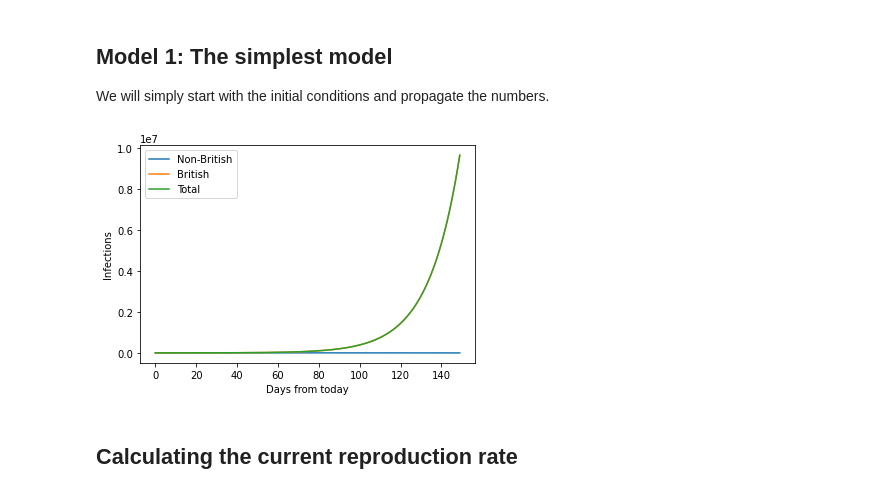
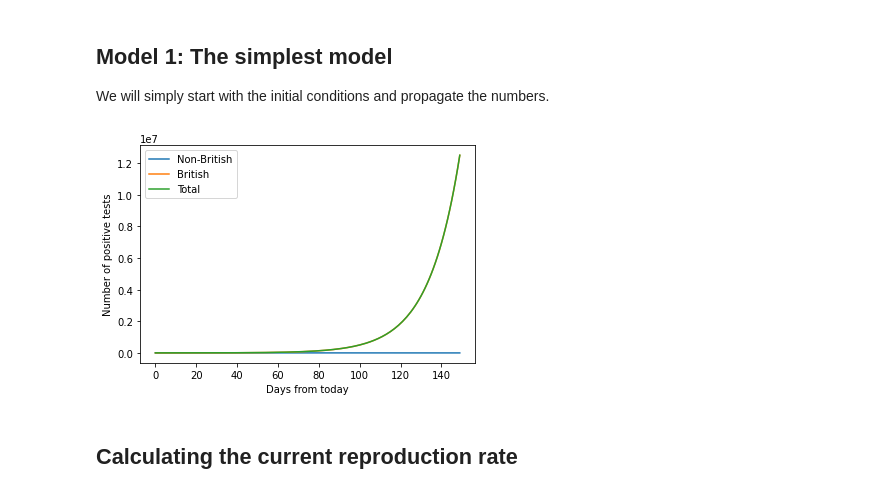
Before and after one commit to mcplooij/Covid-19, a Jupyter notebook: Covid-19 simulations.ipynb, the cells around one changed output. Cells and saved outputs as stored; diff of their text form; code cells hidden in the pictures.

```diff
--- a/Covid-19 simulations.ipynb
+++ b/Covid-19 simulations.ipynb
@@ -13,7 +13,7 @@ Disclaimers:
 Let's start with some general assumptions:
 # %%
 SerialInterval = 4
-CurrentFractionBritish = 0.1
+CurrentFractionBritish = 0.15
 BritishMultiplier = 1.3
 # %% [markdown]
 ## Imports and constants
@@ -33,35 +33,35 @@ We will simply start with the initial conditions and propagate the numbers.
 # %%
 def ExponentialSimulation(InitialCases, R, SerialInterval, numberOfDays):
     days = range(numberOfDays)
     Cases = [0]*numberOfDays
     Cases[0] = InitialCases
 
     for day in days[1:]:
         Cases[day] = Cases[day-1] * R ** (1 / SerialInterval)
     return days, Cases
 
 numberOfDays = 150
 Rt_notBritish = 0.95
 Rt_British = 1.3
 
-days, Cases_not_British = ExponentialSimulation(5500*(1 - CurrentFractionBritish), Rt_notBritish, SerialInterval, numberOfDays)
-days, Cases_British = ExponentialSimulation(5500*CurrentFractionBritish, Rt_British, SerialInterval, numberOfDays)
+days, Cases_not_British = ExponentialSimulation(4750*(1 - CurrentFractionBritish), Rt_notBritish, SerialInterval, numberOfDays)
+days, Cases_British = ExponentialSimulation(4750*CurrentFractionBritish, Rt_British, SerialInterval, numberOfDays)
 
 Cases_Total =[a + b for a, b in zip(Cases_not_British, Cases_British)]
 
 plt.plot(days, Cases_not_British)
 plt.plot(days, Cases_British)
 plt.plot(days, Cases_Total)
 plt.xlabel('Days from today')
-plt.ylabel('Infections')
+plt.ylabel('Number of positive tests')
 plt.legend(('Non-British', 'British', 'Total'))
 
 # Save for final graph
 days1 = days
 CasesTotal1 = Cases_Total.copy()
 PercentageBritish1 = [100 * b / (a + b) for a, b in zip(Cases_not_British, Cases_British)]
 # %% [output]
-[figure, old version]
+[figure, new version]
 # %% [markdown]
 ## Calculating the current reproduction rate
 # %% [markdown]
```
Also changed, not shown: parts of 14 cells of this notebook, 1 other file.
